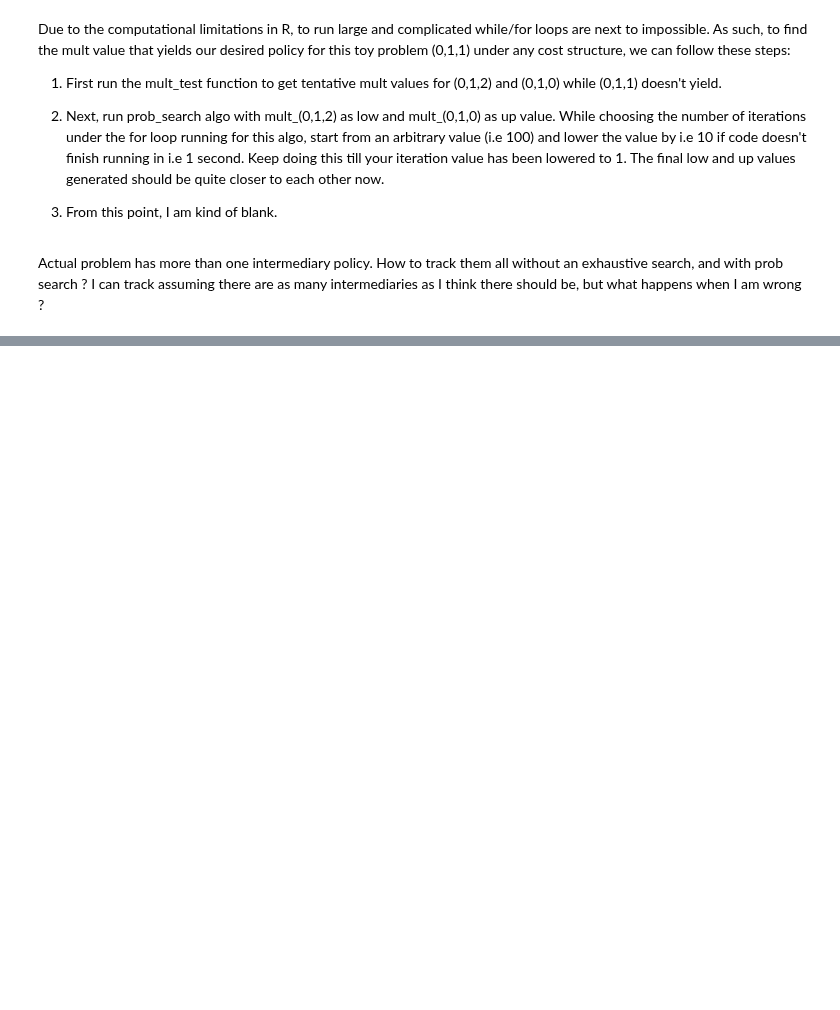
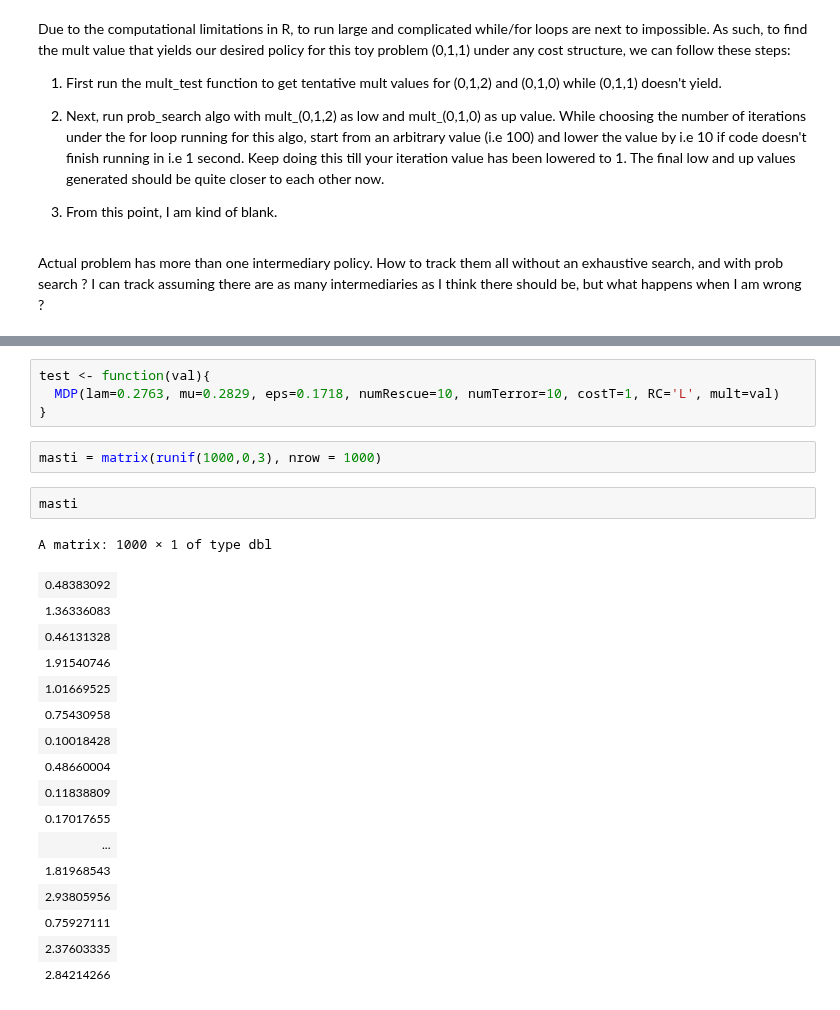
Before and after one commit to IshtiSikder/Optimal-allocation-of-rescue-teams-for-hostage-situations, a Jupyter notebook: toy_prob.ipynb, the cells around one changed output, grey strips where cells are left out. Cells and saved outputs as stored; diff of their text form; blank space fills up the shorter version.

```diff
--- a/toy_prob.ipynb
+++ b/toy_prob.ipynb
@@ -328,0 +374,26 @@ Actual problem has more than one intermediary policy. How to track them all with
+# %%
+test <- function(val){
+  MDP(lam=0.2763, mu=0.2829, eps=0.1718, numRescue=10, numTerror=10, costT=1, RC='L', mult=val)
+}
+# %%
+masti = matrix(runif(1000,0,3), nrow = 1000)
+# %%
+masti
+# %% [output]
+A matrix: 1000 × 1 of type dbl
+| 0.48383092 |
+| 1.36336083 |
+| 0.46131328 |
+| 1.91540746 |
+| 1.01669525 |
+| 0.75430958 |
+| 0.10018428 |
+| 0.48660004 |
+| 0.11838809 |
+| 0.17017655 |
+| ... |
+| 1.81968543 |
+| 2.93805956 |
+| 0.75927111 |
+| 2.37603335 |
+| 2.84214266 |
```
Also changed, not shown: parts of 10 cells of this notebook.
